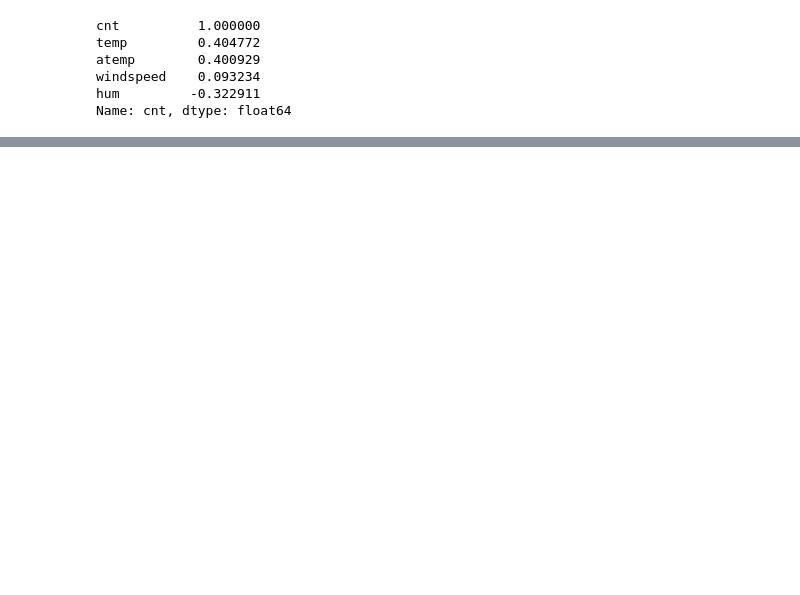
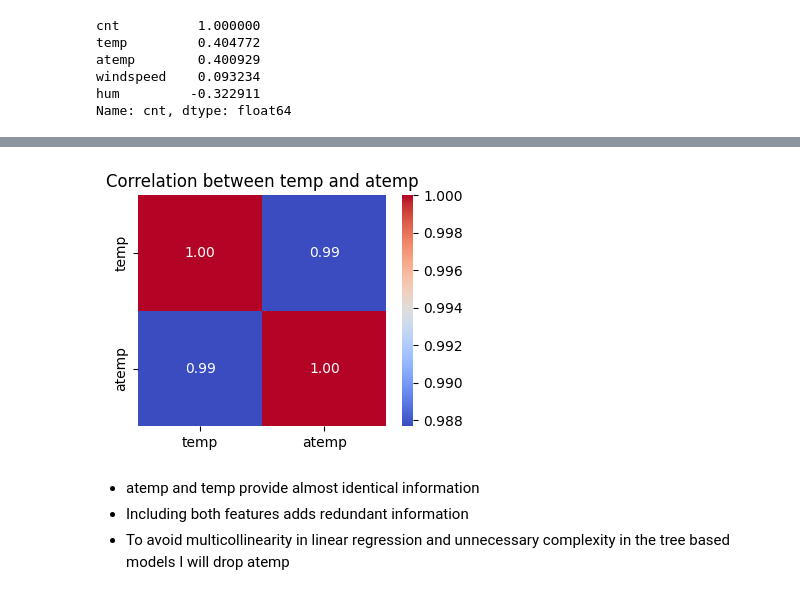
Before and after one commit to lucaskvz/AI-MACHINE-LEARNING-FOUNDATIONS, a Jupyter notebook: assignment_2_Lucas_Van_Zyl.ipynb, the cells around one changed output, grey strips where cells are left out. Drawn from its saved outputs; the diff is of its cells as text; code cells hidden in the pictures; blank space fills up the shorter version.

```diff
--- a/assignment_2_Lucas_Van_Zyl.ipynb
+++ b/assignment_2_Lucas_Van_Zyl.ipynb
@@ -153,0 +187,14 @@ plt.show()
+# %%
+# Correlation matrix for temp and atemp
+corr_matrix = dfEDA[['temp', 'atemp']].corr()
+
+plt.figure(figsize=(4, 3))
+sns.heatmap(corr_matrix, annot=True, cmap='coolwarm', fmt='.2f')
+plt.title('Correlation between temp and atemp')
+plt.show()
+# %% [output]
+[figure, added]
+# %% [markdown]
+- atemp and temp provide almost identical information
+- Including both features adds redundant information
+- To avoid multicollinearity in linear regression and unnecessary complexity in the tree based models I will drop atemp
```
Also changed, not shown: parts of 34 cells of this notebook.
